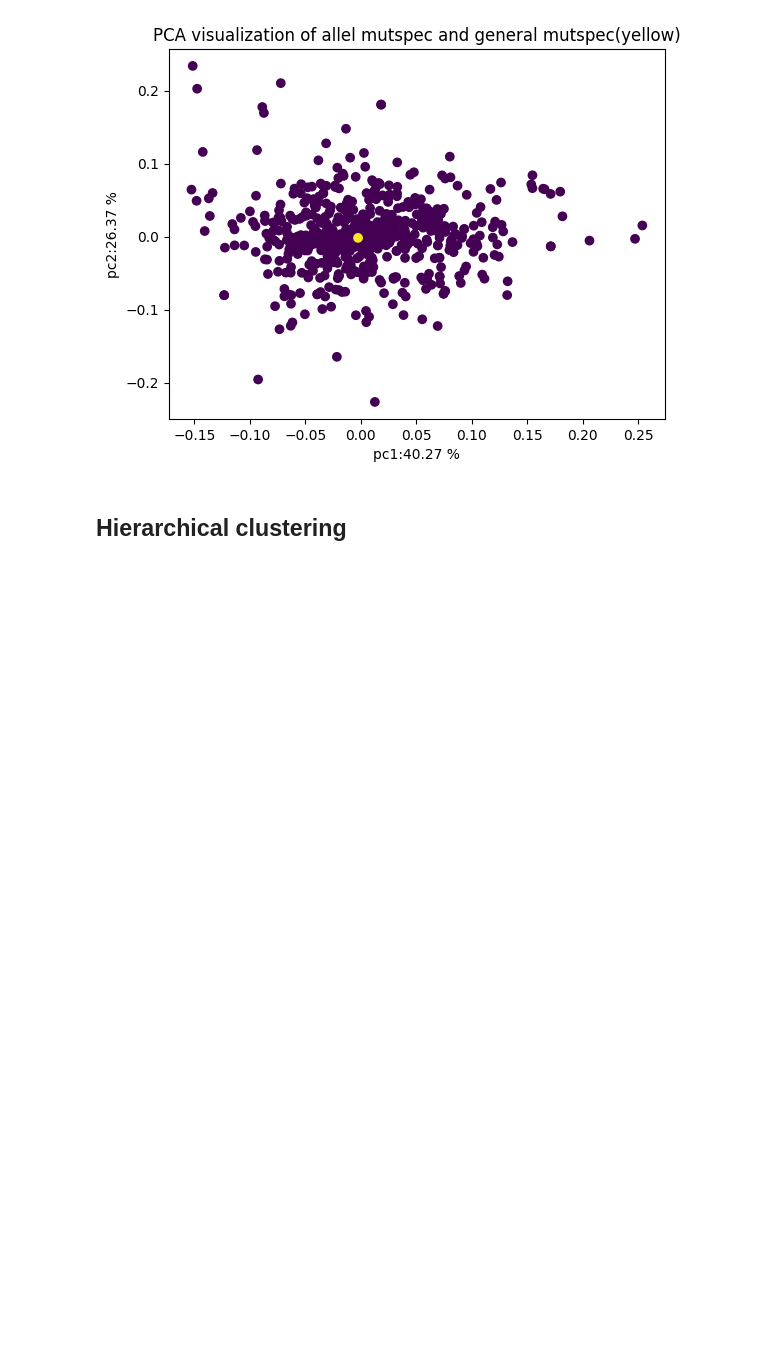
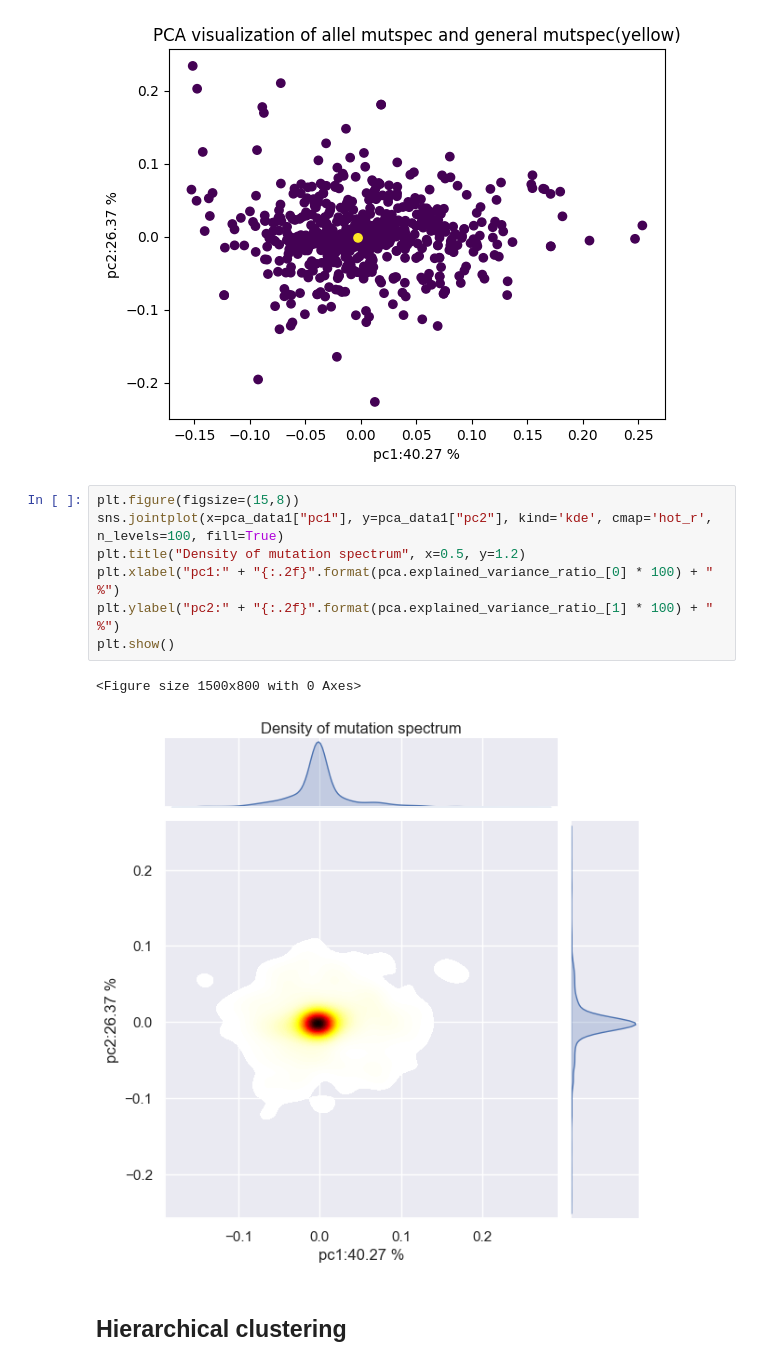
Before and after one commit to VoronkaAlexandr/Sars_Cov_2_MutSpec, a Jupyter notebook: Sars_Cov_2/cod/clustering_mutspec.ipynb, the cells around one changed output. Cells and saved outputs as stored; diff of their text form; blank space fills up the shorter version.

```diff
--- a/Sars_Cov_2/cod/clustering_mutspec.ipynb
+++ b/Sars_Cov_2/cod/clustering_mutspec.ipynb
@@ -104,6 +105,16 @@ plt.ylabel("pc2:" + "{:.2f}".format(pca.explained_variance_ratio_[1] * 100) + "
 plt.show()
 # %% [output]
 [figure]
+# %%
+plt.figure(figsize=(15,8))
+sns.jointplot(x=pca_data1["pc1"], y=pca_data1["pc2"], kind='kde', cmap='hot_r', n_levels=100, fill=True)
+plt.title("Density of mutation spectrum", x=0.5, y=1.2)
+plt.xlabel("pc1:" + "{:.2f}".format(pca.explained_variance_ratio_[0] * 100) + " %")
+plt.ylabel("pc2:" + "{:.2f}".format(pca.explained_variance_ratio_[1] * 100) + " %")
+plt.show()
+# %% [output]
+<Figure size 1500x800 with 0 Axes>
+[figure, added]
 # %% [markdown]
 ## Hierarchical clustering
 # %%
```
Also changed, not shown: parts of 1 cell of this notebook.
